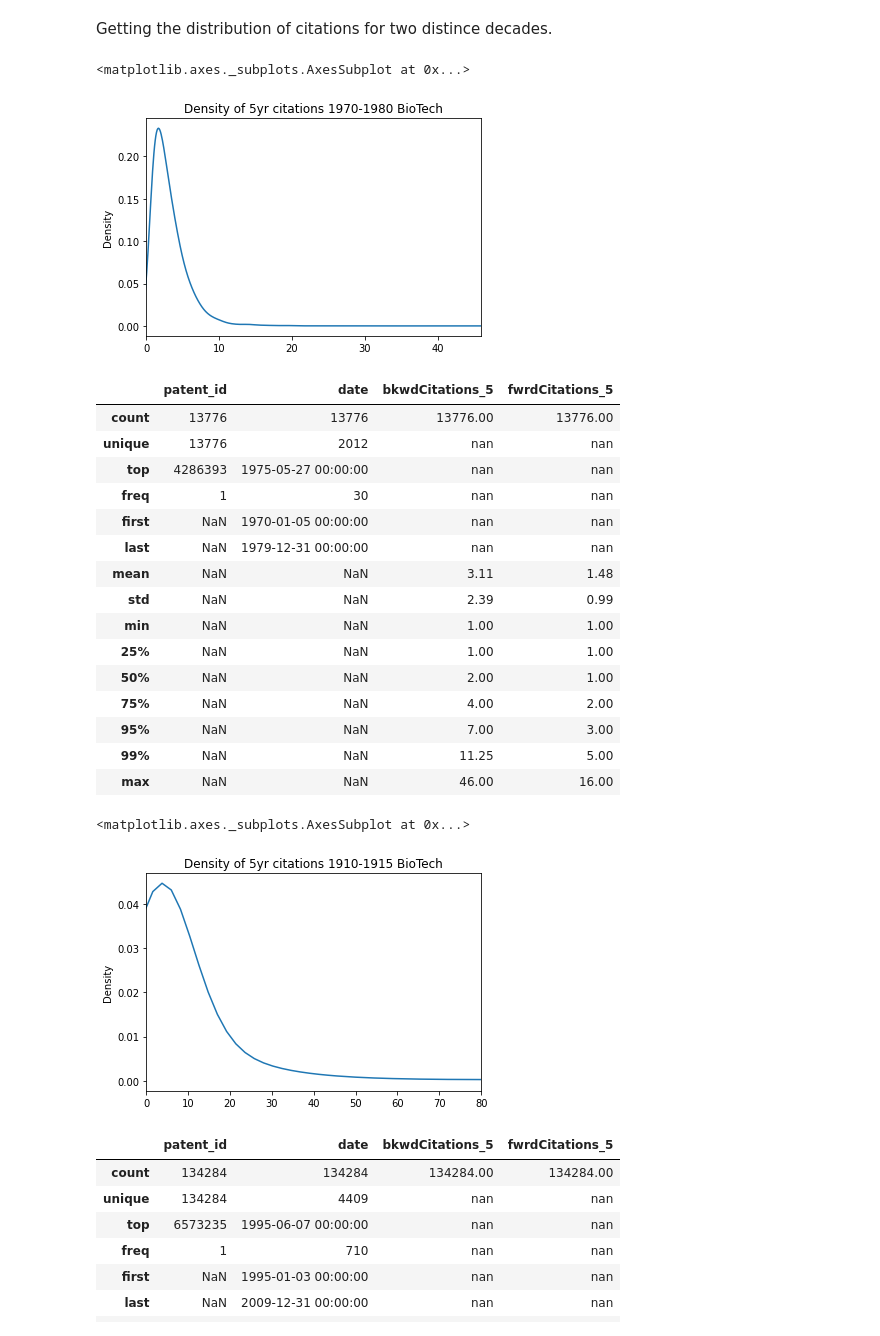
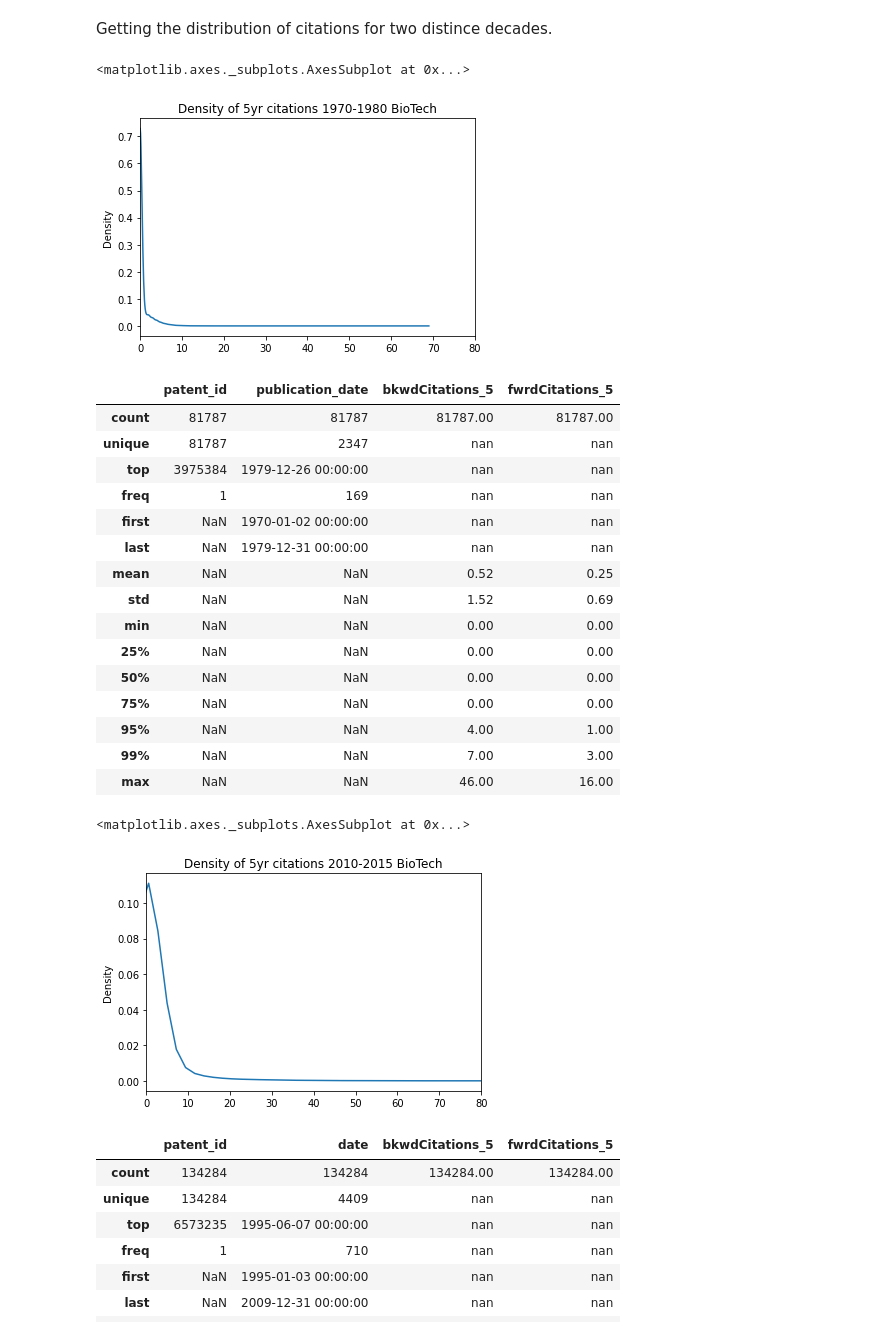
Before and after one commit to jdanene/patent-language-modeling, a Jupyter notebook: src/build/code/getDescriptiveStats.ipynb, the cells around one changed output. Saved outputs shown, nothing was run; the diff lists cells and outputs as text; code cells hidden in the pictures.

```diff
--- a/src/build/code/getDescriptiveStats.ipynb
+++ b/src/build/code/getDescriptiveStats.ipynb
@@ -60,6 +67,6 @@ list(df)
 # %%
-maskValid = (df['date'] < '2016-1-1')
-df['date'] = pd.to_datetime(df['date'], errors="coerce",format="%Y-%m-%d")
+maskValid = (df['publication_date'] < '2016-1-1')
+df['publication_date'] = pd.to_datetime(df['publication_date'], errors="coerce",format="%Y-%m-%d")
 df = df.loc[maskValid]
 # %%
 pd.set_option('display.float_format', lambda x: '%.2f' % x)
@@ -101,36 +108,36 @@ plt.show()
 # %% [markdown]
 Getting the distribution of citations for two distince decades.
 # %%
-maskEarly = (df['date'] > '1970-1-1') & (df['date'] <= '1980-1-1')
+maskEarly = (df['publication_date'] > '1970-1-1') & (df['publication_date'] <= '1980-1-1')
 df.loc[maskEarly]['bkwdCitations_5'].plot.kde(bw_method=0.3, xlim=(0,80), title="Density of 5yr citations 1970-1980 BioTech")
 # %% [output]
 <matplotlib.axes._subplots.AxesSubplot at 0x...>
-[figure, old version]
+[figure, new version]
 # %%
 df.loc[maskEarly].describe(include='all', percentiles=[.25, .5, .75, .95,.99])
 # %% [output]
-|  | patent_id | date | bkwdCitations_5 | fwrdCitations_5 |
-| count | 13776 | 13776 | 13776.00 | 13776.00 |
-| unique | 13776 | 2012 | nan | nan |
-| top | 4286393 | 1975-05-27 00:00:00 | nan | nan |
-| freq | 1 | 30 | nan | nan |
-| first | NaN | 1970-01-05 00:00:00 | nan | nan |
+|  | patent_id | publication_date | bkwdCitations_5 | fwrdCitations_5 |
+| count | 81787 | 81787 | 81787.00 | 81787.00 |
+| unique | 81787 | 2347 | nan | nan |
+| top | 3975384 | 1979-12-26 00:00:00 | nan | nan |
+| freq | 1 | 169 | nan | nan |
+| first | NaN | 1970-01-02 00:00:00 | nan | nan |
 | last | NaN | 1979-12-31 00:00:00 | nan | nan |
-| mean | NaN | NaN | 3.11 | 1.48 |
-| std | NaN | NaN | 2.39 | 0.99 |
-| min | NaN | NaN | 1.00 | 1.00 |
-| 25% | NaN | NaN | 1.00 | 1.00 |
-| 50% | NaN | NaN | 2.00 | 1.00 |
-| 75% | NaN | NaN | 4.00 | 2.00 |
-| 95% | NaN | NaN | 7.00 | 3.00 |
-| 99% | NaN | NaN | 11.25 | 5.00 |
+| mean | NaN | NaN | 0.52 | 0.25 |
+| std | NaN | NaN | 1.52 | 0.69 |
+| min | NaN | NaN | 0.00 | 0.00 |
+| 25% | NaN | NaN | 0.00 | 0.00 |
+| 50% | NaN | NaN | 0.00 | 0.00 |
+| 75% | NaN | NaN | 0.00 | 0.00 |
+| 95% | NaN | NaN | 4.00 | 1.00 |
+| 99% | NaN | NaN | 7.00 | 3.00 |
 | max | NaN | NaN | 46.00 | 16.00 |
 # %%
-maskLate = (df['date'] > '2010-1-1') & (df['date'] < '2016-1-1')
+maskLate = (df['publication_date'] > '2010-1-1') & (df['publication_date'] < '2016-1-1')
 df.loc[maskLate]['bkwdCitations_5'].plot.kde(bw_method=0.3, xlim=(0,80), title="Density of 5yr citations 2010-2015 BioTech")
 # %% [output]
 <matplotlib.axes._subplots.AxesSubplot at 0x...>
-[figure, old version]
+[figure, new version]
 # %%
 df.loc[maskLate].describe(include='all', percentiles=[.25, .5, .75, .95,.99])
 # %% [output]
```
Also changed, not shown: parts of 6 cells of this notebook.
